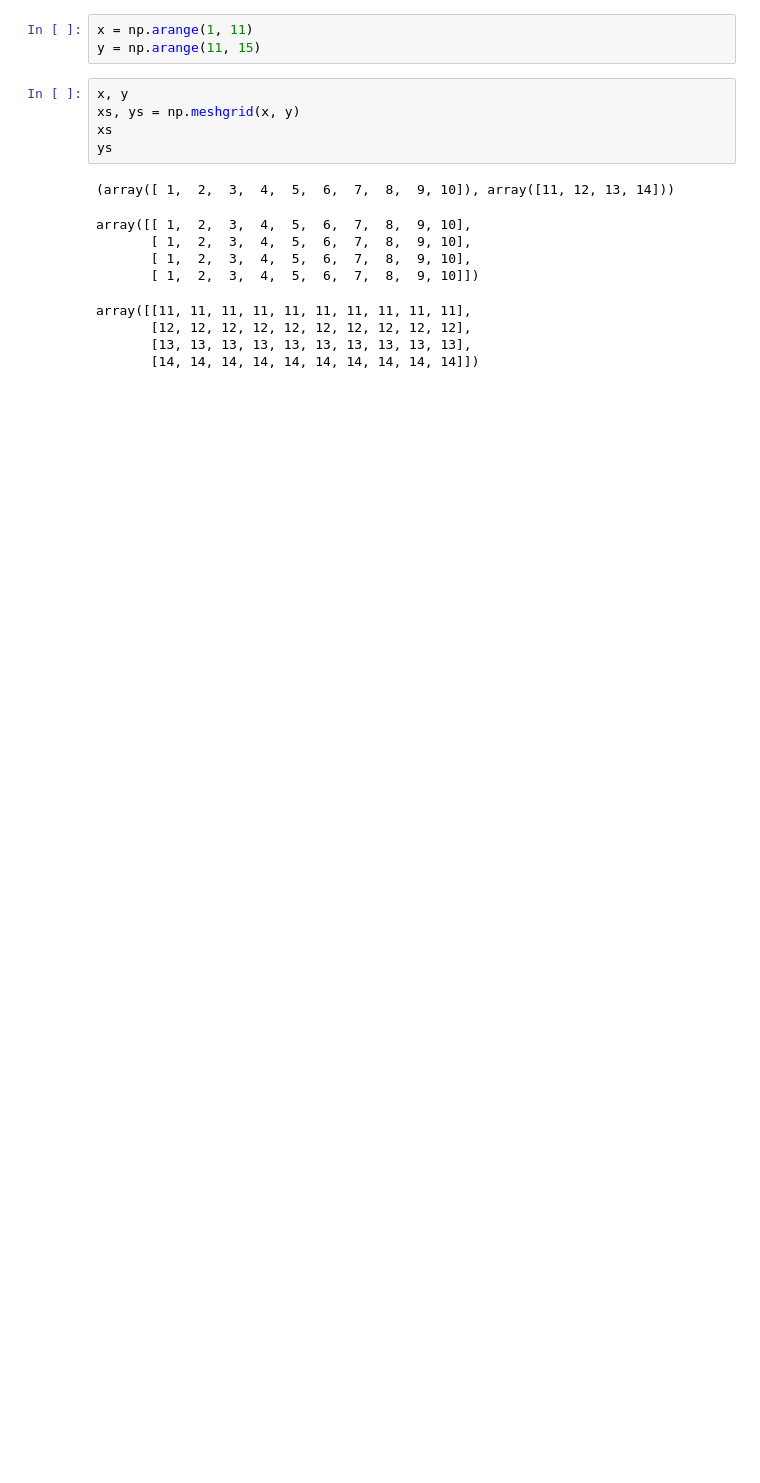
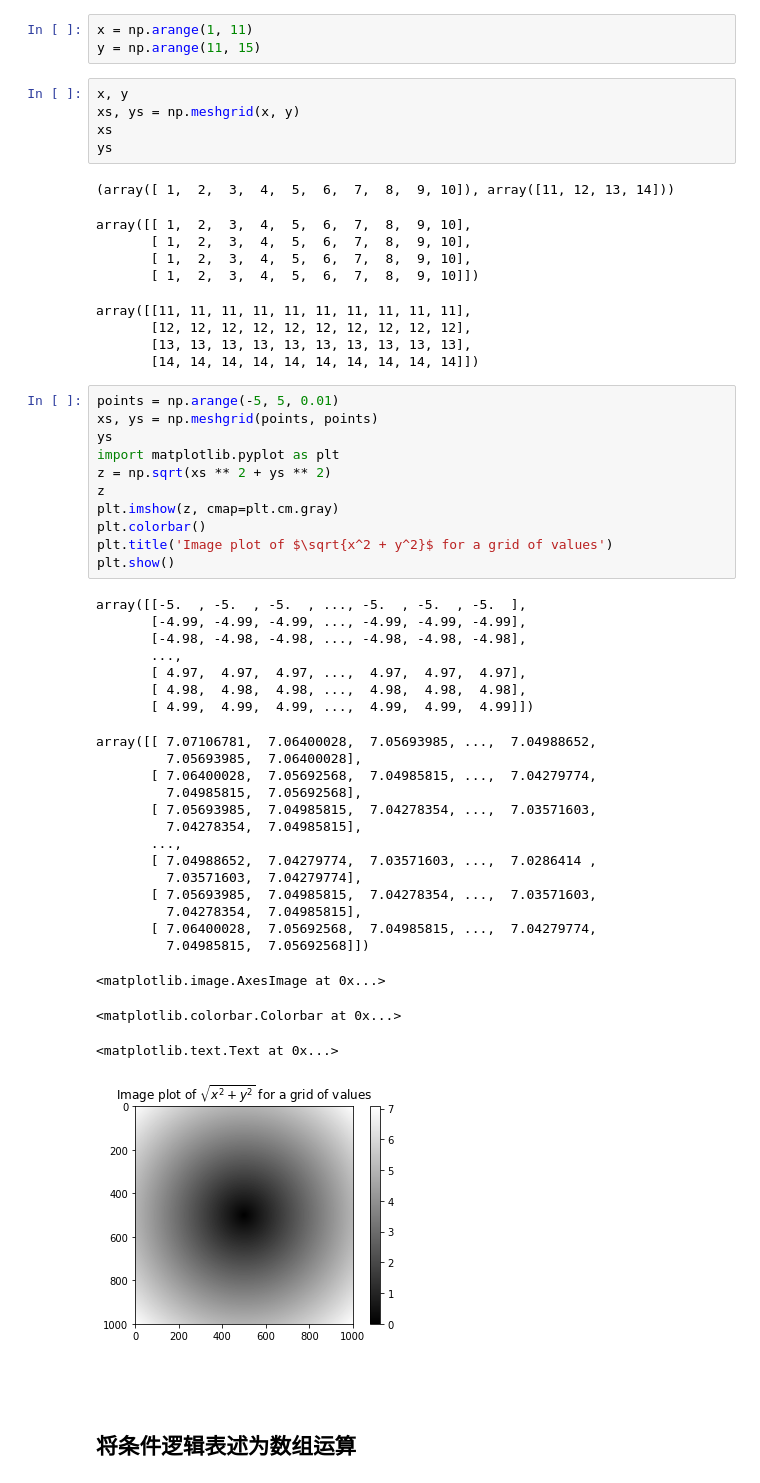
Before and after one commit to zhaobaiyu/pylnb, a Jupyter notebook: Numpy2.ipynb, the cells around one changed output. Drawn from its saved outputs; the diff is of its cells as text; blank space fills up the shorter version.

```diff
--- a/Numpy2.ipynb
+++ b/Numpy2.ipynb
@@ -167,3 +169,42 @@ array([[11, 11, 11, 11, 11, 11, 11, 11, 11, 11],
        [12, 12, 12, 12, 12, 12, 12, 12, 12, 12],
        [13, 13, 13, 13, 13, 13, 13, 13, 13, 13],
        [14, 14, 14, 14, 14, 14, 14, 14, 14, 14]])
+# %%
+points = np.arange(-5, 5, 0.01)
+xs, ys = np.meshgrid(points, points)
+ys
+import matplotlib.pyplot as plt
+z = np.sqrt(xs ** 2 + ys ** 2)
+z
+plt.imshow(z, cmap=plt.cm.gray)
+plt.colorbar()
+plt.title('Image plot of $\sqrt{x^2 + y^2}$ for a grid of values')
+plt.show()
+# %% [output]
+array([[-5.  , -5.  , -5.  , ..., -5.  , -5.  , -5.  ],
+       [-4.99, -4.99, -4.99, ..., -4.99, -4.99, -4.99],
+       [-4.98, -4.98, -4.98, ..., -4.98, -4.98, -4.98],
+       ...,
+       [ 4.97,  4.97,  4.97, ...,  4.97,  4.97,  4.97],
+       [ 4.98,  4.98,  4.98, ...,  4.98,  4.98,  4.98],
+       [ 4.99,  4.99,  4.99, ...,  4.99,  4.99,  4.99]])
+array([[ 7.07106781,  7.06400028,  7.05693985, ...,  7.04988652,
+         7.05693985,  7.06400028],
+       [ 7.06400028,  7.05692568,  7.04985815, ...,  7.04279774,
+         7.04985815,  7.05692568],
+       [ 7.05693985,  7.04985815,  7.04278354, ...,  7.03571603,
+         7.04278354,  7.04985815],
+       ...,
+       [ 7.04988652,  7.04279774,  7.03571603, ...,  7.0286414 ,
+         7.03571603,  7.04279774],
+       [ 7.05693985,  7.04985815,  7.04278354, ...,  7.03571603,
+         7.04278354,  7.04985815],
+       [ 7.06400028,  7.05692568,  7.04985815, ...,  7.04279774,
+         7.04985815,  7.05692568]])
+<matplotlib.image.AxesImage at 0x...>
+<matplotlib.colorbar.Colorbar at 0x...>
+<matplotlib.text.Text at 0x...>
+[figure, added]
+# %% [markdown]
+<br><br>
+## 将条件逻辑表述为数组运算
```
Also changed, not shown: parts of 20 cells of this notebook, 1 other file.
